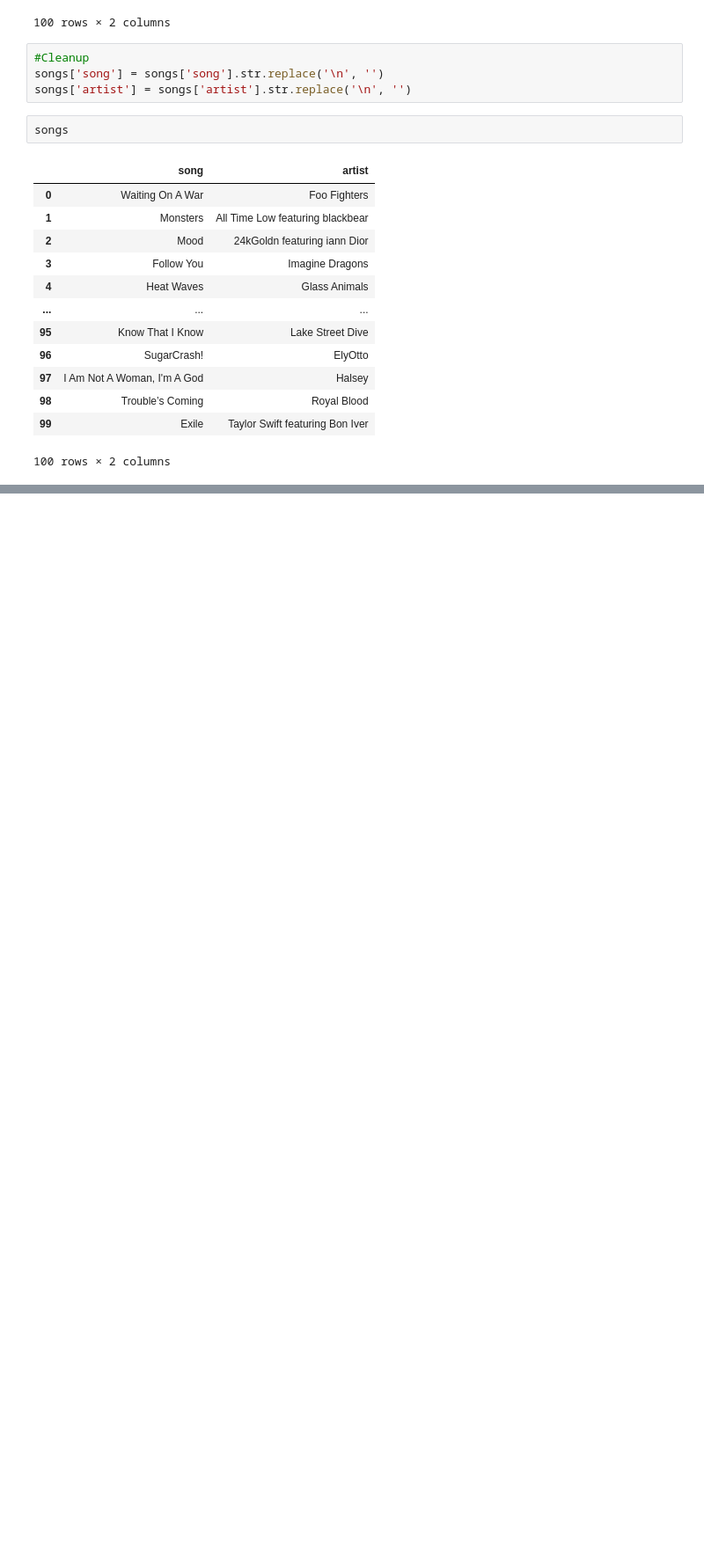
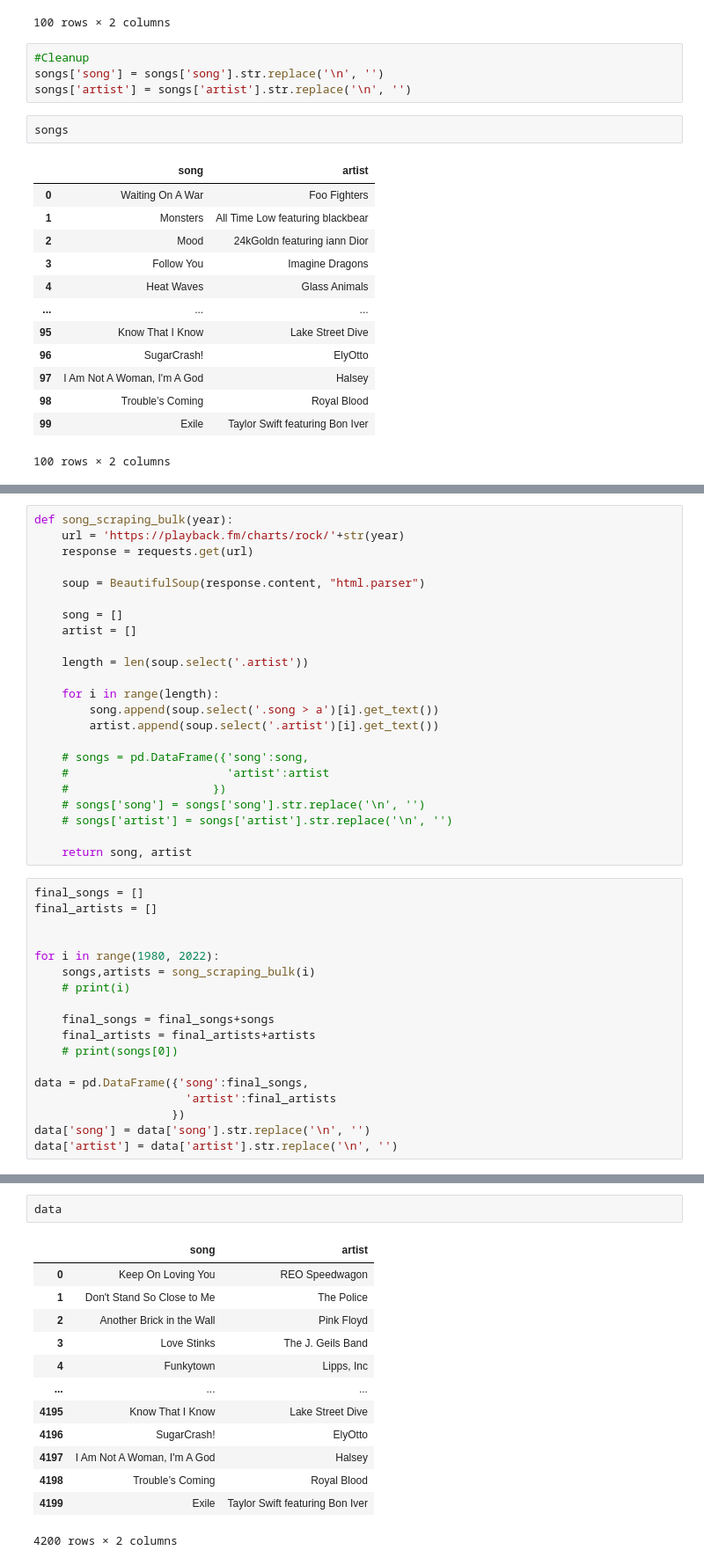
Before and after one commit to cargide/lab-web-scraping-single-page, a Jupyter notebook: lab01.ipynb, the cells around one changed output, grey strips where cells are left out. Shown at 88% size. Saved outputs shown, nothing was run; the diff lists cells and outputs as text; blank space fills up the shorter version.

```diff
--- a/lab01.ipynb
+++ b/lab01.ipynb
@@ -172,0 +225,41 @@ songs
+# %%
+def song_scraping_bulk(year):
+    url = 'https://playback.fm/charts/rock/'+str(year)
+    response = requests.get(url)
+
+    soup = BeautifulSoup(response.content, "html.parser")
+
+    song = []
+    artist = []
+
+    length = len(soup.select('.artist'))
+
+    for i in range(length):
+        song.append(soup.select('.song > a')[i].get_text())
+        artist.append(soup.select('.artist')[i].get_text())
+
+    # songs = pd.DataFrame({'song':song,
+    #                       'artist':artist
+    #                     })
+    # songs['song'] = songs['song'].str.replace('\n', '')
+    # songs['artist'] = songs['artist'].str.replace('\n', '')
+
+    return song, artist
+# %%
+final_songs = []
+final_artists = []
+
+
+for i in range(1980, 2022):
+    songs,artists = song_scraping_bulk(i)
+    # print(i)
+
+    final_songs = final_songs+songs
+    final_artists = final_artists+artists
+    # print(songs[0])
+
+data = pd.DataFrame({'song':final_songs,
+                      'artist':final_artists
+                    })
+data['song'] = data['song'].str.replace('\n', '')
+data['artist'] = data['artist'].str.replace('\n', '')
@@ -172,0 +284,16 @@ songs
+# %%
+data
+# %% [output]
+|  | song | artist |
+| 0 | Keep On Loving You | REO Speedwagon |
+| 1 | Don't Stand So Close to Me | The Police |
+| 2 | Another Brick in the Wall | Pink Floyd |
+| 3 | Love Stinks | The J. Geils Band |
+| 4 | Funkytown | Lipps, Inc |
+| ... | ... | ... |
+| 4195 | Know That I Know | Lake Street Dive |
+| 4196 | SugarCrash! | ElyOtto |
+| 4197 | I Am Not A Woman, I'm A God | Halsey |
+| 4198 | Trouble’s Coming | Royal Blood |
+| 4199 | Exile | Taylor Swift featuring Bon Iver |
+4200 rows × 2 columns
```
Also changed, not shown: parts of 10 cells of this notebook.
